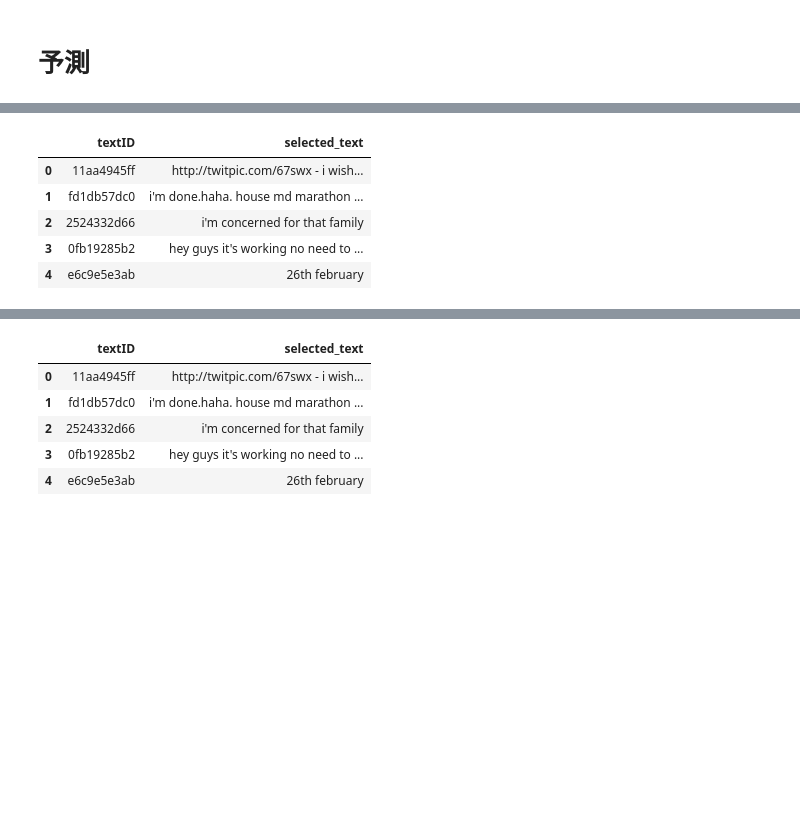
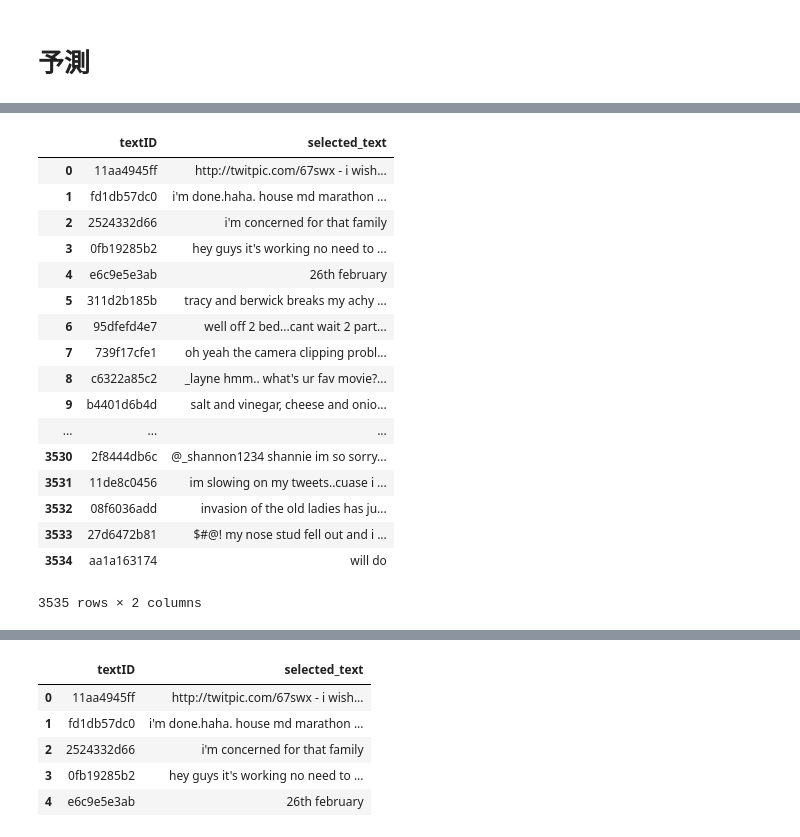
Before and after one commit to ShinAnase/Tweet_Sentiment_Extraction, a Jupyter notebook: work/execute_learning.ipynb, the cells around one changed output, grey strips where cells are left out. Drawn from its saved outputs; the diff is of its cells as text; code cells hidden in the pictures; blank space fills up the shorter version.

```diff
--- a/work/execute_learning.ipynb
+++ b/work/execute_learning.ipynb
@@ -71,5 +71,5 @@ def new_model(embedding_matrix):
 # %%
 %%time
 model=new_model(embedding_matrix_)
-history=model.fit([x_train,sent_train],targets,epochs=5)
+history=model.fit([x_train,sent_train],targets,epochs=3)
 # %% [output]
@@ -112,6 +131,4 @@ array([[3.6077330e-01, 3.1452057e-01, 2.9378951e-01, ..., 5.9793198e-05,
 # %%
-##update in next commit
-
 def convert_output(sub,predictions):
     preds=[]
     for i,row in enumerate(sub['text']):
@@ -122,8 +139,11 @@ def convert_output(sub,predictions):
             start,end=target.index(1),target[::-1].index(1)
             text_list=tokenizer.tokenize(text)
             text_list=text_list+((108-len(text_list))*['pad'])
-            print(text_list[108-end])
-            pred=' '.join([x for x in text_list[start:-end]])
+            start_w,end_w=text_list[start],text_list[-end]
+            start=text.find(start_w.replace("#",'',1))    ## remove # to match substring
+            end=text.find(end_w.replace("#",''),start)
+            #pred=' '.join([x for x in text_list[start:-end]])
+            pred=text[start:end]
         except:
             pred=text
 
@@ -131,7 +151,8 @@ def convert_output(sub,predictions):
 
     return preds
 # %%
-test = pd.read_csv('/home/tidal/ML_Data/Tweet_Sentiment_Extraction/test.csv')
-prediction_text=convert_output(test,predictions)
+test_df = pd.read_csv('/home/tidal/ML_Data/Tweet_Sentiment_Extraction/test.csv')
+prediction_text=convert_output(test_df,predictions)
 len(prediction_text)
+prediction_text
 # %% [output]
@@ -139,12 +176,23 @@ len(prediction_text)
 # %%
 sub=pd.read_csv("/home/tidal/ML_Data/Tweet_Sentiment_Extraction/sample_submission.csv")
 sub['selected_text']=prediction_text
-sub.to_csv('/home/tidal/ML_Data/Tweet_Sentiment_Extraction/submit/submission.csv',index=False)
-sub.head()
+sub
 # %% [output]
 |  | textID | selected_text |
 | 0 | 11aa4945ff | http://twitpic.com/67swx - i wish... |
 | 1 | fd1db57dc0 | i'm done.haha. house md marathon ... |
 | 2 | 2524332d66 | i'm concerned for that family |
 | 3 | 0fb19285b2 | hey guys it's working no need to ... |
 | 4 | e6c9e5e3ab | 26th february |
+| 5 | 311d2b185b | tracy and berwick breaks my achy ... |
+| 6 | 95dfefd4e7 | well off 2 bed...cant wait 2 part... |
+| 7 | 739f17cfe1 | oh yeah the camera clipping probl... |
+| 8 | c6322a85c2 | _layne hmm.. what's ur fav movie?... |
+| 9 | b4401d6b4d | salt and vinegar, cheese and onio... |
+| ... | ... | ... |
+| 3530 | 2f8444db6c | @_shannon1234 shannie im so sorry... |
+| 3531 | 11de8c0456 | im slowing on my tweets..cuase i ... |
+| 3532 | 08f6036add | invasion of the old ladies has ju... |
+| 3533 | 27d6472b81 | $#@! my nose stud fell out and i ... |
+| 3534 | aa1a163174 | will do |
+3535 rows × 2 columns
```
Also changed, not shown: parts of 24 cells of this notebook, 2 other files.
